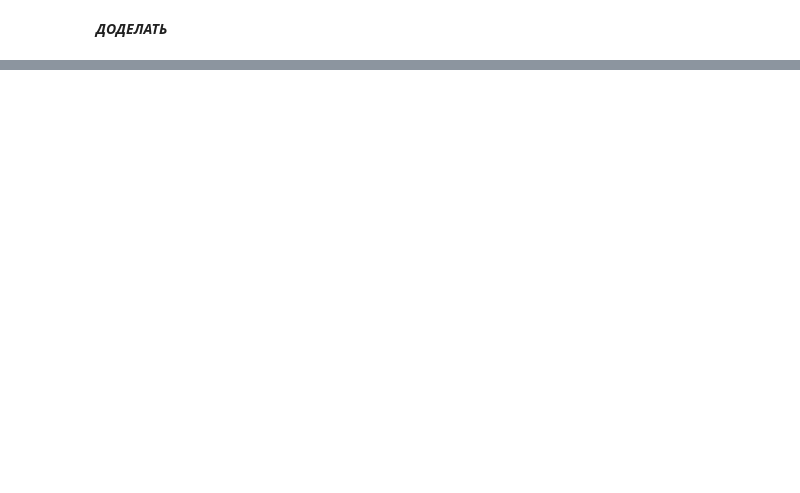
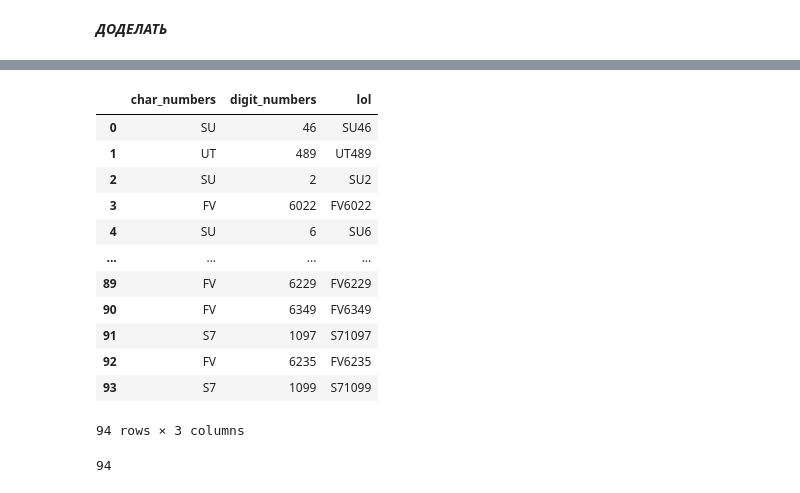
Before and after one commit to 15Andrew43/database, a Jupyter notebook: tables.ipynb, the cells around one changed output, grey strips where cells are left out. Saved outputs shown, nothing was run; the diff lists cells and outputs as text; code cells hidden in the pictures; blank space fills up the shorter version.

```diff
--- a/tables.ipynb
+++ b/tables.ipynb
@@ -386,0 +175,22 @@ Name: Имя, dtype: object
+# %%
+pep = df.iloc[:, [1, 2]].copy()
+pep['lol'] = pep['char_numbers'] + pep['digit_numbers']
+pep
+# %% [output]
+|  | char_numbers | digit_numbers | lol |
+| 0 | SU | 46 | SU46 |
+| 1 | UT | 489 | UT489 |
+| 2 | SU | 2 | SU2 |
+| 3 | FV | 6022 | FV6022 |
+| 4 | SU | 6 | SU6 |
+| ... | ... | ... | ... |
+| 89 | FV | 6229 | FV6229 |
+| 90 | FV | 6349 | FV6349 |
+| 91 | S7 | 1097 | S71097 |
+| 92 | FV | 6235 | FV6235 |
+| 93 | S7 | 1099 | S71099 |
+94 rows × 3 columns
+# %%
+len(pep['lol'].unique())
+# %% [output]
+94
```
Also changed, not shown: parts of 23 cells of this notebook, 3 other files.
